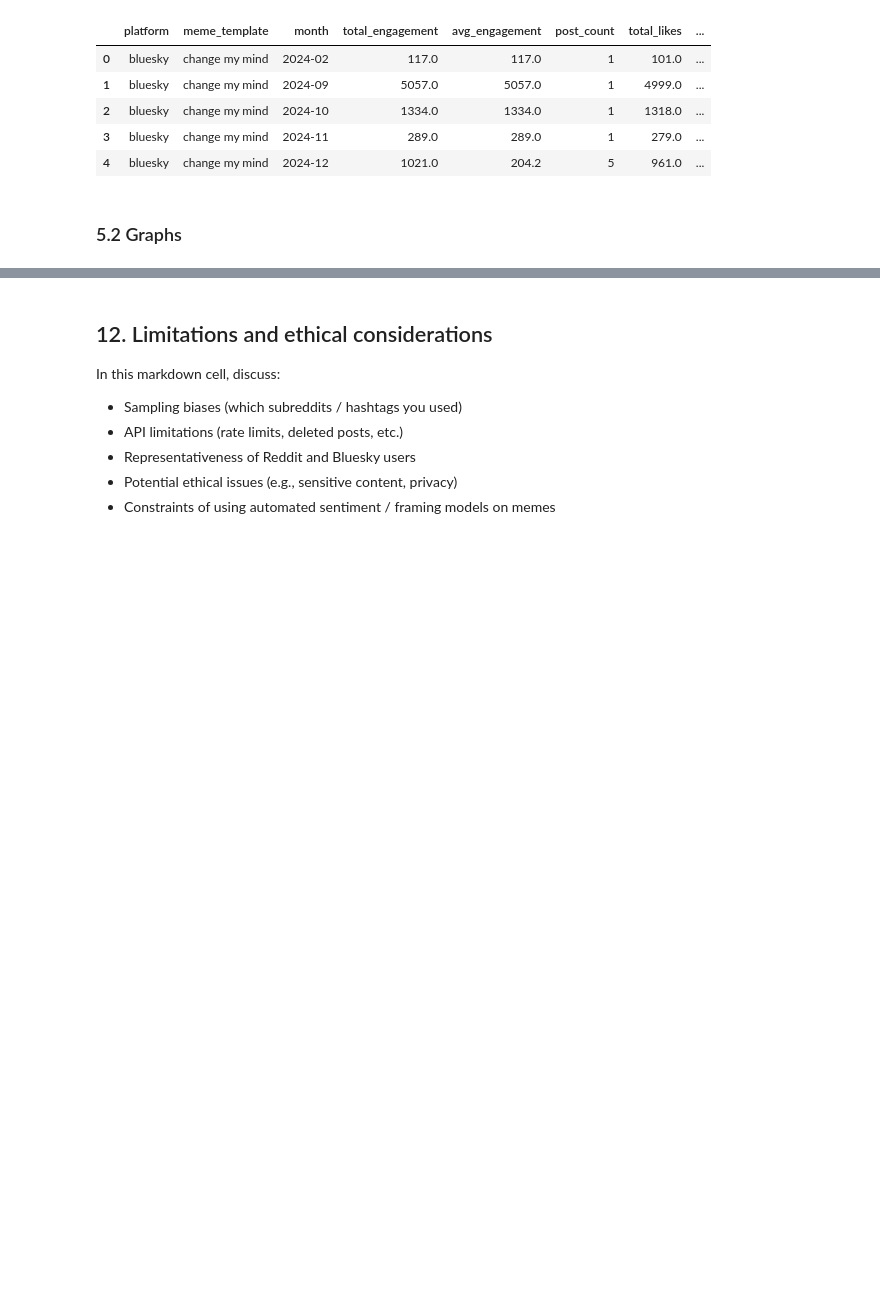
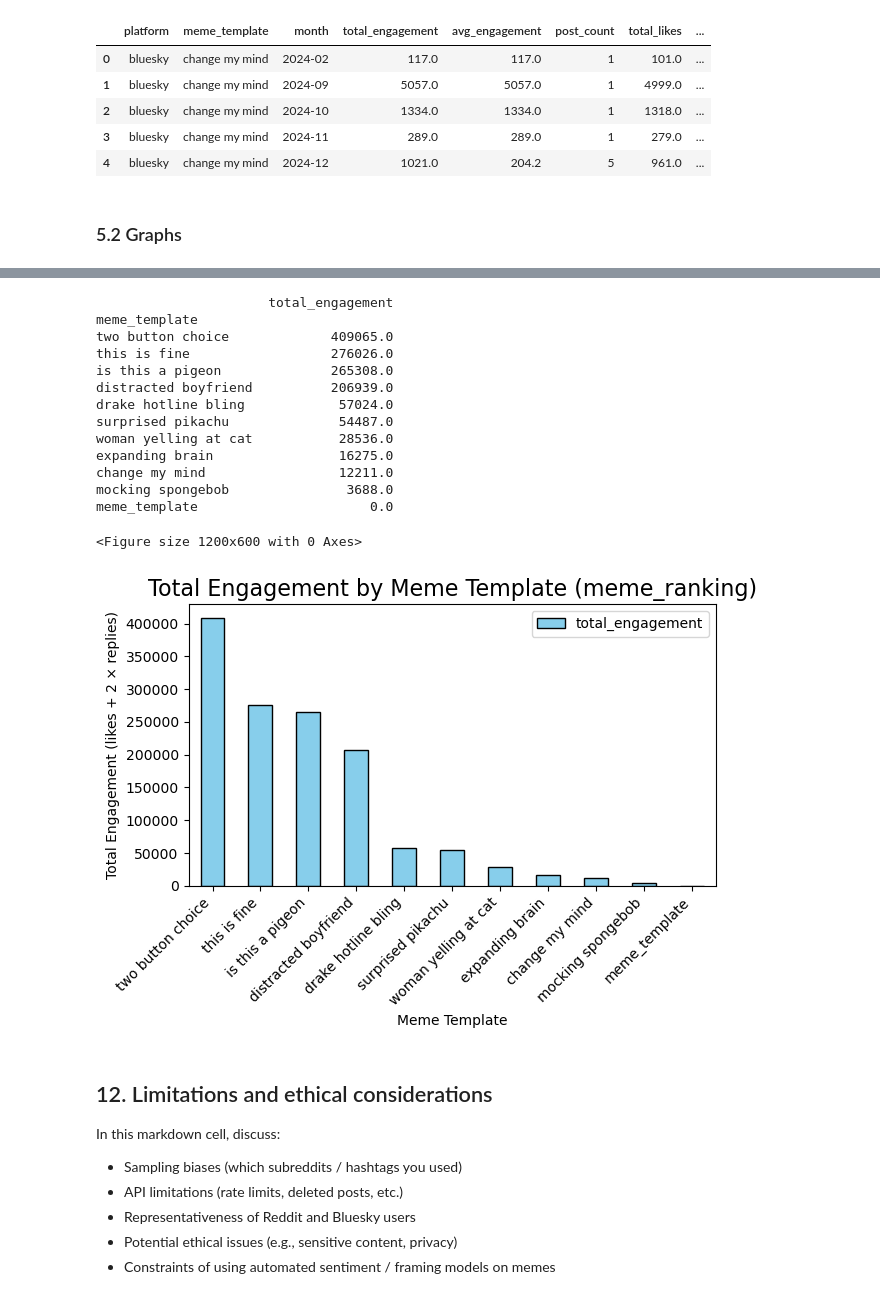
Before and after one commit to aksharabruno/meme-analysis-project, a Jupyter notebook: meme_project_outline.ipynb, the cells around one changed output, grey strips where cells are left out. Cells and saved outputs as stored; diff of their text form; code cells hidden in the pictures; blank space fills up the shorter version.

Commit message:
bluesky plot table

```diff
--- a/meme_project_outline.ipynb
+++ b/meme_project_outline.ipynb
@@ -1086,4 +1086,40 @@ for template in templates:
 [figure]
+# %%
+# Ranking for each meme
+meme_ranking = (
+    monthly.groupby("meme_template")
+           .agg(total_engagement=("total_engagement", "sum"))
+           .sort_values("total_engagement", ascending=False)
+)
+
+print(meme_ranking)
+
+plt.figure(figsize=(12, 6))
+meme_ranking.plot(kind="bar", color="skyblue", edgecolor="black")
+
+plt.title("Total Engagement by Meme Template (meme_ranking)", fontsize=16)
+plt.xlabel("Meme Template")
+plt.ylabel("Total Engagement (likes + 2 × replies)")
+plt.xticks(rotation=45, ha="right")
+plt.tight_layout()
+
+plt.show()
+# %% [output]
+                      total_engagement
+meme_template
+two button choice             409065.0
+this is fine                  276026.0
+is this a pigeon              265308.0
+distracted boyfriend          206939.0
+drake hotline bling            57024.0
+surprised pikachu              54487.0
+woman yelling at cat           28536.0
+expanding brain                16275.0
+change my mind                 12211.0
+mocking spongebob               3688.0
+meme_template                      0.0
+<Figure size 1200x600 with 0 Axes>
+[figure, added]
 # %% [markdown]
 
 ## 12. Limitations and ethical considerations
```
Also changed, not shown: parts of 1 cell of this notebook.
